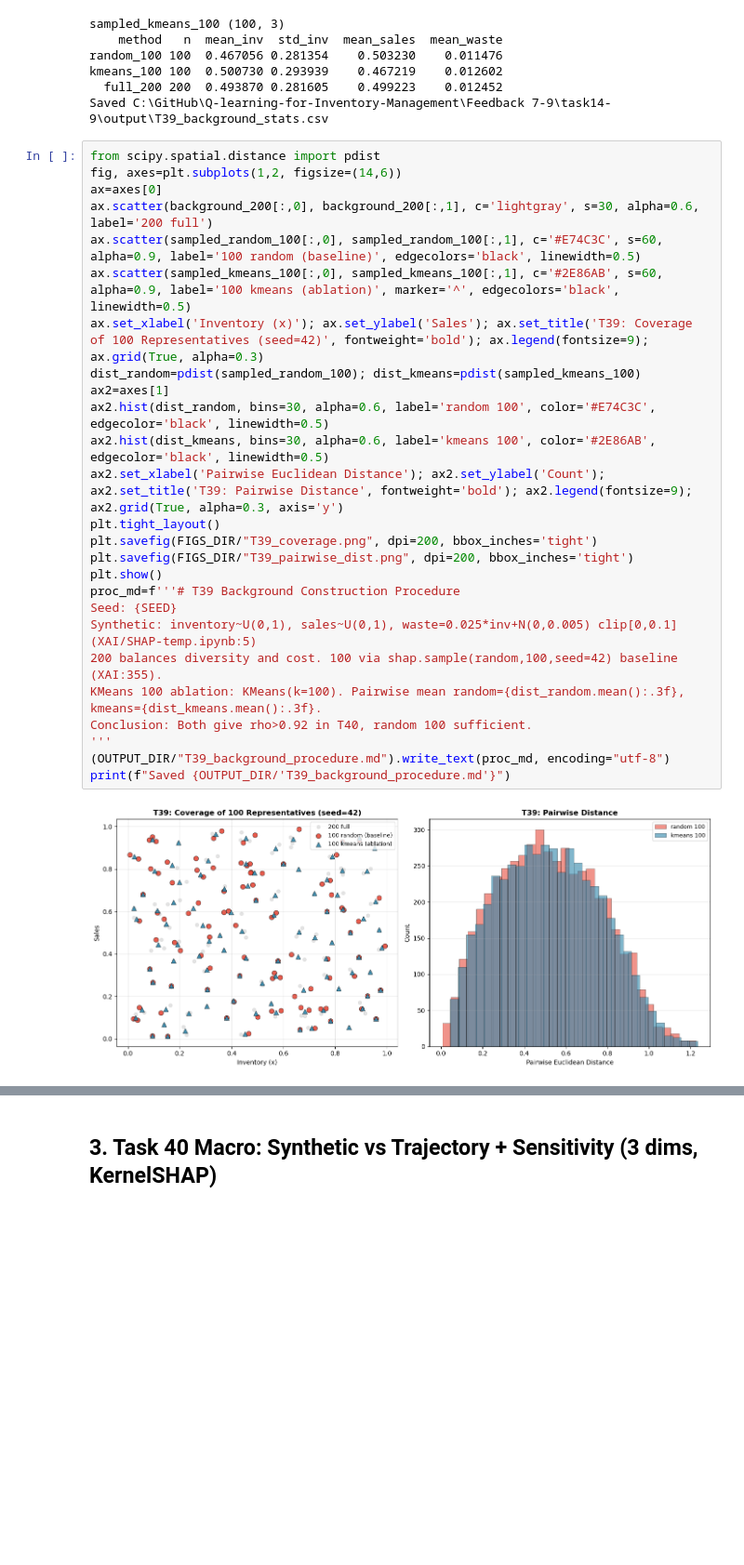
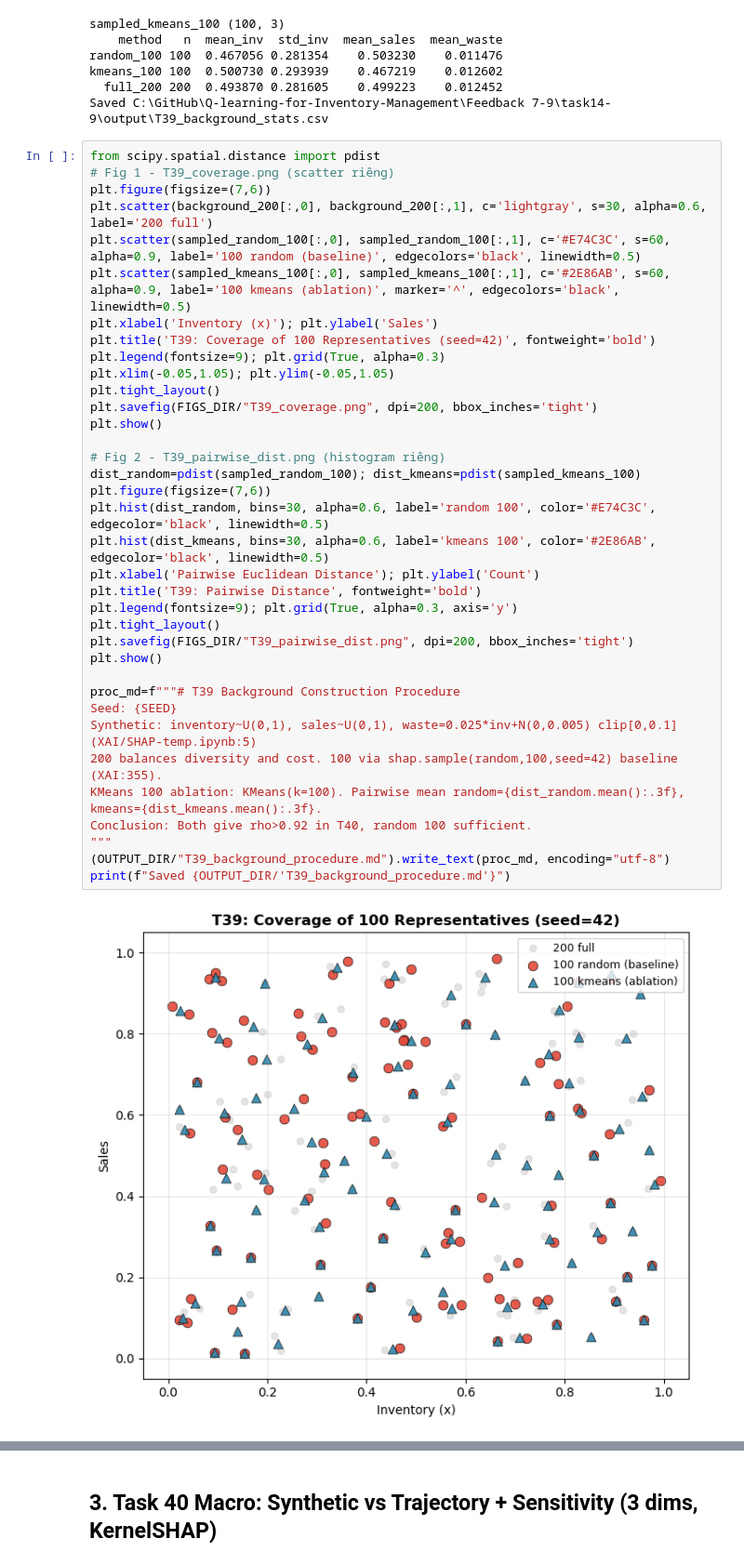
Before and after one commit to EgawaMasao/Q-learning-for-Inventory-Management, a Jupyter notebook: Feedback 7-9/task14-9/audit_shap_background_validity.ipynb, the cells around one changed output, grey strips where cells are left out. Shown at 93% size. Saved outputs shown, nothing was run; the diff lists cells and outputs as text; blank space fills up the shorter version.

```diff
--- a/Feedback 7-9/task14-9/audit_shap_background_validity.ipynb
+++ b/Feedback 7-9/task14-9/audit_shap_background_validity.ipynb
@@ -114,29 +114,39 @@ kmeans_100 100  0.500730 0.293939    0.467219    0.012602
 Saved C:\GitHub\Q-learning-for-Inventory-Management\Feedback 7-9\task14-9\output\T39_background_stats.csv
 # %%
 from scipy.spatial.distance import pdist
-fig, axes=plt.subplots(1,2, figsize=(14,6))
-ax=axes[0]
-ax.scatter(background_200[:,0], background_200[:,1], c='lightgray', s=30, alpha=0.6, label='200 full')
-ax.scatter(sampled_random_100[:,0], sampled_random_100[:,1], c='#E74C3C', s=60, alpha=0.9, label='100 random (baseline)', edgecolors='black', linewidth=0.5)
-ax.scatter(sampled_kmeans_100[:,0], sampled_kmeans_100[:,1], c='#2E86AB', s=60, alpha=0.9, label='100 kmeans (ablation)', marker='^', edgecolors='black', linewidth=0.5)
-ax.set_xlabel('Inventory (x)'); ax.set_ylabel('Sales'); ax.set_title('T39: Coverage of 100 Representatives (seed=42)', fontweight='bold'); ax.legend(fontsize=9); ax.grid(True, alpha=0.3)
-dist_random=pdist(sampled_random_100); dist_kmeans=pdist(sampled_kmeans_100)
-ax2=axes[1]
-ax2.hist(dist_random, bins=30, alpha=0.6, label='random 100', color='#E74C3C', edgecolor='black', linewidth=0.5)
-ax2.hist(dist_kmeans, bins=30, alpha=0.6, label='kmeans 100', color='#2E86AB', edgecolor='black', linewidth=0.5)
-ax2.set_xlabel('Pairwise Euclidean Distance'); ax2.set_ylabel('Count'); ax2.set_title('T39: Pairwise Distance', fontweight='bold'); ax2.legend(fontsize=9); ax2.grid(True, alpha=0.3, axis='y')
+# Fig 1 - T39_coverage.png (scatter riêng)
+plt.figure(figsize=(7,6))
+plt.scatter(background_200[:,0], background_200[:,1], c='lightgray', s=30, alpha=0.6, label='200 full')
+plt.scatter(sampled_random_100[:,0], sampled_random_100[:,1], c='#E74C3C', s=60, alpha=0.9, label='100 random (baseline)', edgecolors='black', linewidth=0.5)
+plt.scatter(sampled_kmeans_100[:,0], sampled_kmeans_100[:,1], c='#2E86AB', s=60, alpha=0.9, label='100 kmeans (ablation)', marker='^', edgecolors='black', linewidth=0.5)
+plt.xlabel('Inventory (x)'); plt.ylabel('Sales')
+plt.title('T39: Coverage of 100 Representatives (seed=42)', fontweight='bold')
+plt.legend(fontsize=9); plt.grid(True, alpha=0.3)
+plt.xlim(-0.05,1.05); plt.ylim(-0.05,1.05)
 plt.tight_layout()
 plt.savefig(FIGS_DIR/"T39_coverage.png", dpi=200, bbox_inches='tight')
+plt.show()
+
+# Fig 2 - T39_pairwise_dist.png (histogram riêng)
+dist_random=pdist(sampled_random_100); dist_kmeans=pdist(sampled_kmeans_100)
+plt.figure(figsize=(7,6))
+plt.hist(dist_random, bins=30, alpha=0.6, label='random 100', color='#E74C3C', edgecolor='black', linewidth=0.5)
+plt.hist(dist_kmeans, bins=30, alpha=0.6, label='kmeans 100', color='#2E86AB', edgecolor='black', linewidth=0.5)
+plt.xlabel('Pairwise Euclidean Distance'); plt.ylabel('Count')
+plt.title('T39: Pairwise Distance', fontweight='bold')
+plt.legend(fontsize=9); plt.grid(True, alpha=0.3, axis='y')
+plt.tight_layout()
 plt.savefig(FIGS_DIR/"T39_pairwise_dist.png", dpi=200, bbox_inches='tight')
 plt.show()
-proc_md=f'''# T39 Background Construction Procedure
+
+proc_md=f"""# T39 Background Construction Procedure
 Seed: {SEED}
 Synthetic: inventory~U(0,1), sales~U(0,1), waste=0.025*inv+N(0,0.005) clip[0,0.1] (XAI/SHAP-temp.ipynb:5)
 200 balances diversity and cost. 100 via shap.sample(random,100,seed=42) baseline (XAI:355).
 KMeans 100 ablation: KMeans(k=100). Pairwise mean random={dist_random.mean():.3f}, kmeans={dist_kmeans.mean():.3f}.
 Conclusion: Both give rho>0.92 in T40, random 100 sufficient.
-'''
+"""
 (OUTPUT_DIR/"T39_background_procedure.md").write_text(proc_md, encoding="utf-8")
 print(f"Saved {OUTPUT_DIR/'T39_background_procedure.md'}")
 # %% [output]
-[figure, old version]
+[figure, new version]
```
Also changed, not shown: parts of 8 cells of this notebook, 12 other files.
